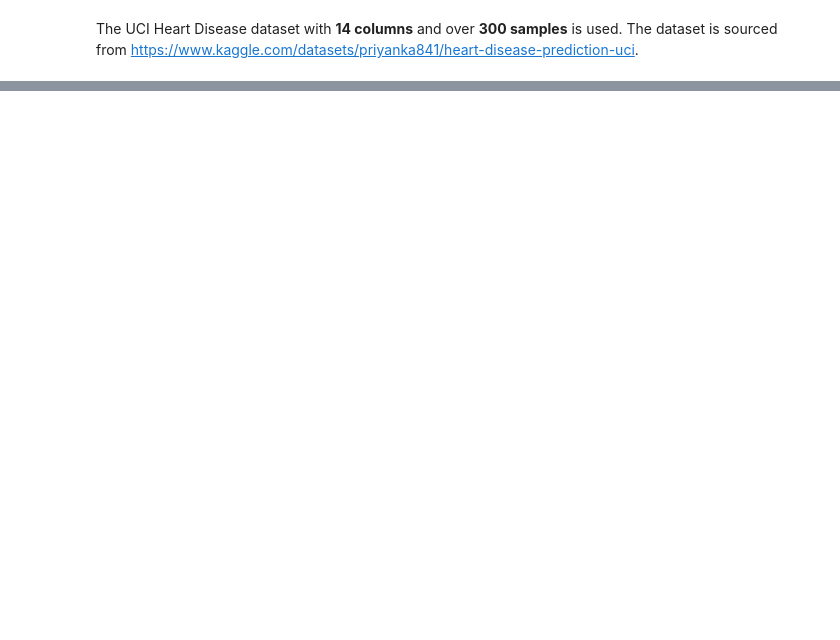
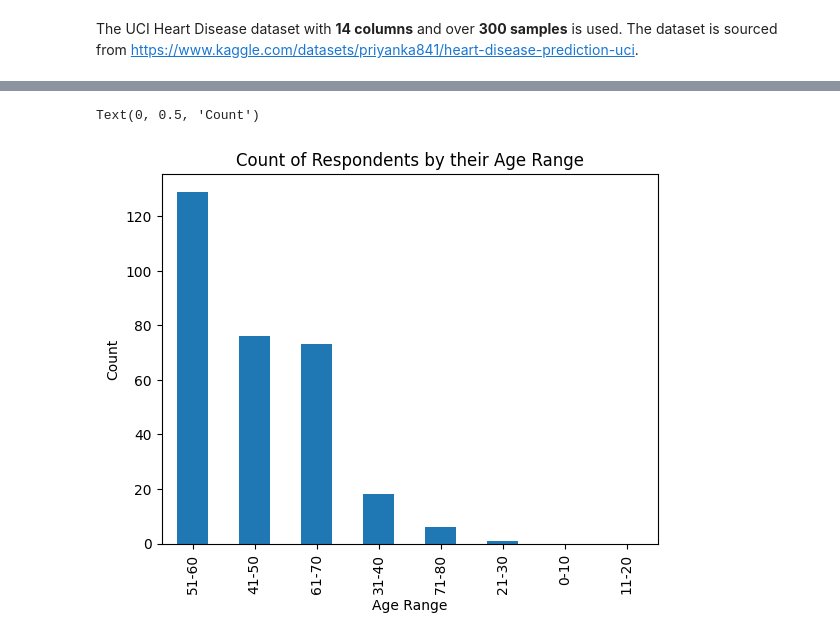
Before and after one commit to daniellaeme/Heart-Disease-Prediction, a Jupyter notebook: Heart_Disease_Prediction_Project.ipynb, the cells around one changed output, grey strips where cells are left out. Drawn from its saved outputs; the diff is of its cells as text; code cells hidden in the pictures; blank space fills up the shorter version.

```diff
--- a/Heart_Disease_Prediction_Project.ipynb
+++ b/Heart_Disease_Prediction_Project.ipynb
@@ -419,0 +57,3 @@ The Random Forest Classifier gives the highest accuracy and the lowest False Neg
+# %%
+df = pd.read_csv('heart.csv')
+df.head()
@@ -419,0 +135,12 @@ The Random Forest Classifier gives the highest accuracy and the lowest False Neg
+# %%
+age_ranges = pd.cut(df['age'], [0, 10, 20, 30, 40, 50, 60, 70, 80],
+                    labels=['0-10', '11-20', '21-30', '31-40', '41-50',
+                            '51-60', '61-70', '71-80'])
+df['age_range'] = age_ranges
+df['age_range'].value_counts().plot(kind='bar')
+plt.title('Count of Respondents by their Age Range')
+plt.xlabel('Age Range')
+plt.ylabel('Count')
+# %% [output]
+Text(0, 0.5, 'Count')
+[figure, added]
```
Also changed, not shown: parts of 104 cells of this notebook.
